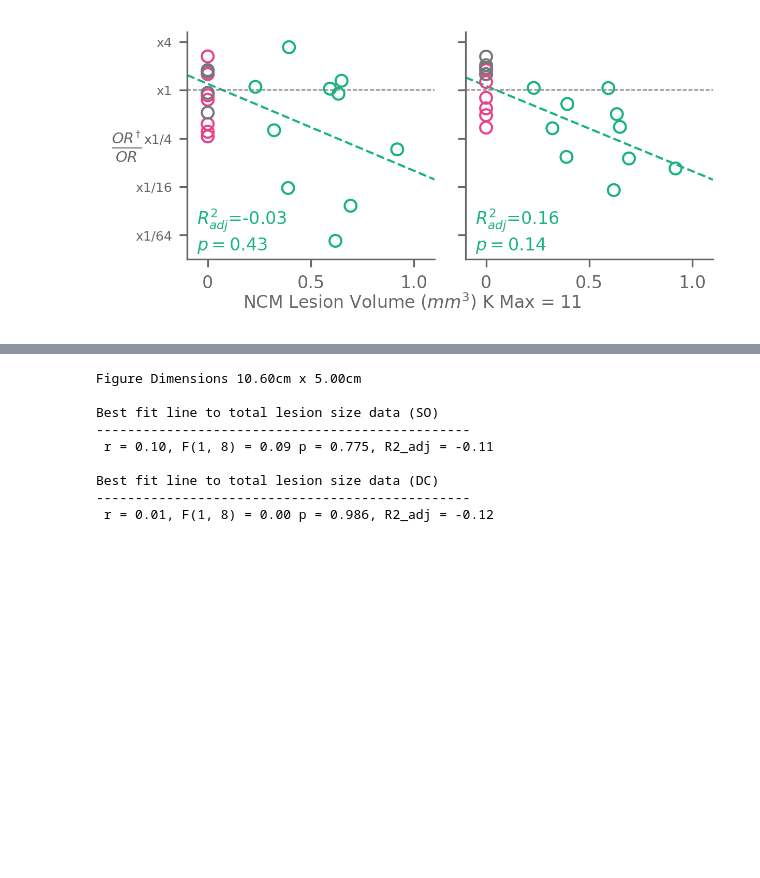
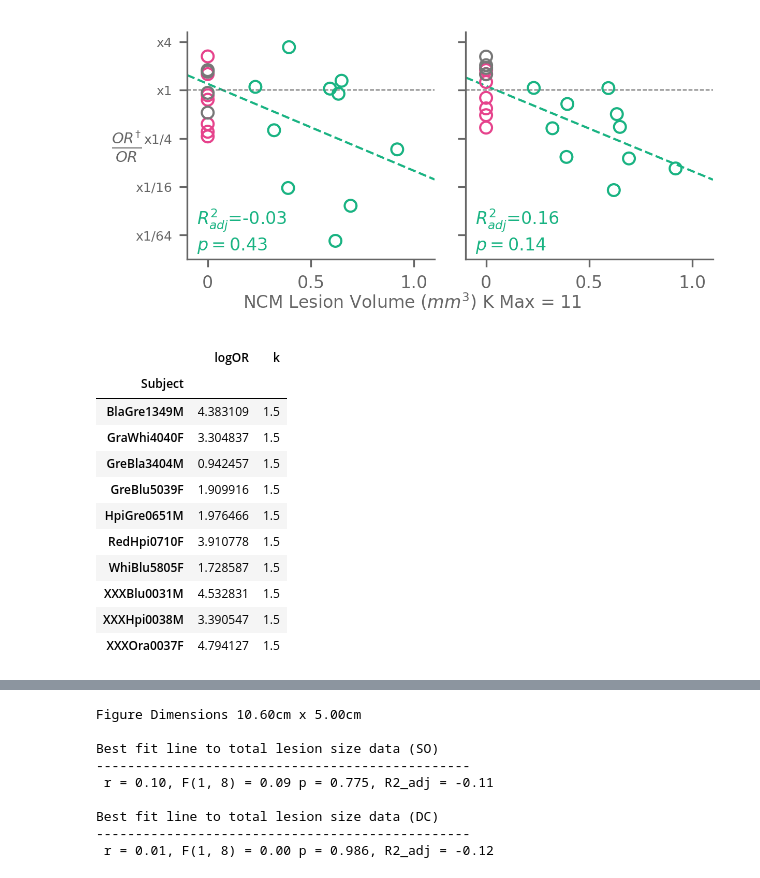
Before and after one commit to theunissenlab/zebra-finch-memory-lesions, a Jupyter notebook: paper_notebooks/Fig_7_Lesion_Size_reanalysis.ipynb, the cells around one changed output, grey strips where cells are left out. Drawn from its saved outputs; the diff is of its cells as text; code cells hidden in the pictures; blank space fills up the shorter version.

```diff
--- a/paper_notebooks/Fig_7_Lesion_Size_reanalysis.ipynb
+++ b/paper_notebooks/Fig_7_Lesion_Size_reanalysis.ipynb
@@ -585,3 +587,18 @@ Best fit line to NCM data (DC)
 -------------------------
  r = -0.50, F(1, 8) = 2.70 p = 0.139, R2_adj = 0.16
 [figure]
+# %%
+scores_1
+# %% [output]
+|  | logOR | k |
+| Subject |  |  |
+| BlaGre1349M | 4.383109 | 1.5 |
+| GraWhi4040F | 3.304837 | 1.5 |
+| GreBla3404M | 0.942457 | 1.5 |
+| GreBlu5039F | 1.909916 | 1.5 |
+| HpiGre0651M | 1.976466 | 1.5 |
+| RedHpi0710F | 3.910778 | 1.5 |
+| WhiBlu5805F | 1.728587 | 1.5 |
+| XXXBlu0031M | 4.532831 | 1.5 |
+| XXXHpi0038M | 3.390547 | 1.5 |
+| XXXOra0037F | 4.794127 | 1.5 |
```
Also changed, not shown: parts of 3 cells of this notebook.
